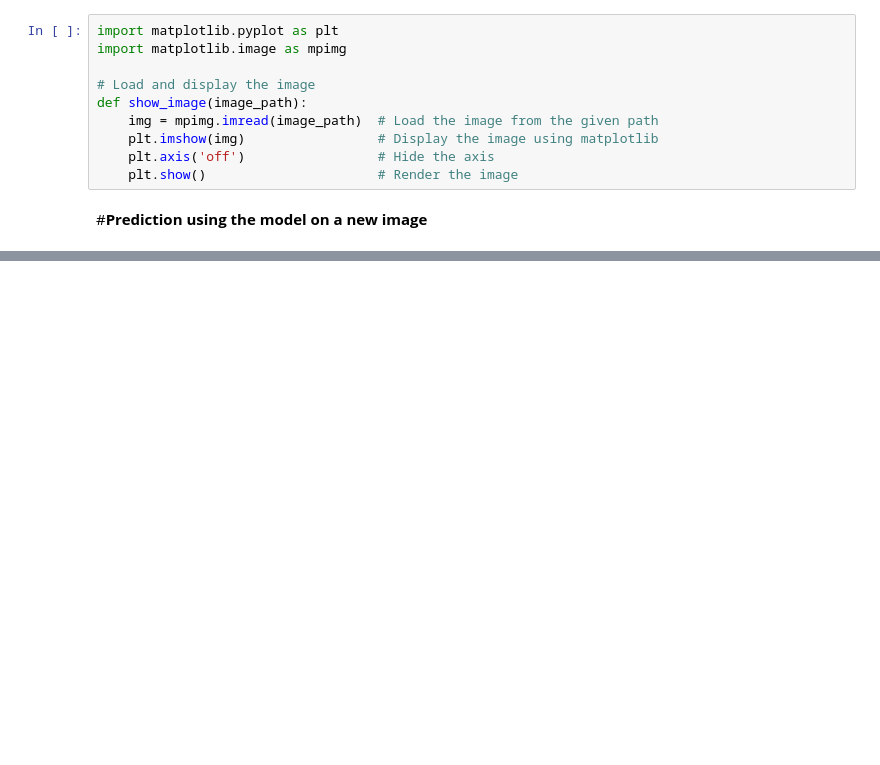
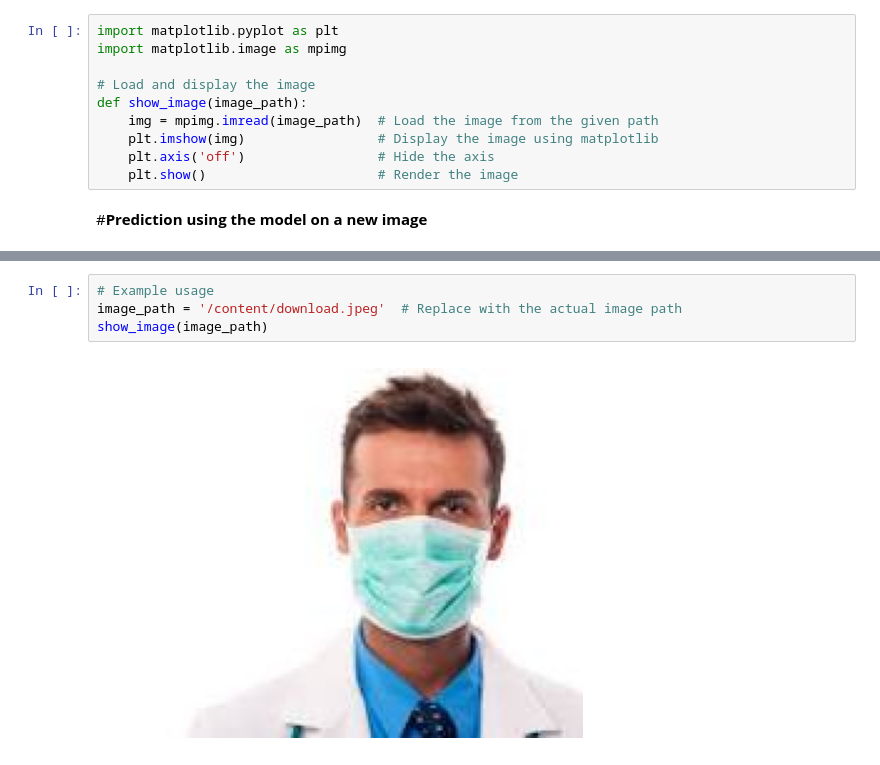
Before and after one commit to adarshkumar6341/human-masked-or-not, a Jupyter notebook: masked_or_not.ipynb, the cells around one changed output, grey strips where cells are left out. Saved outputs shown, nothing was run; the diff lists cells and outputs as text; blank space fills up the shorter version.

```diff
--- a/masked_or_not.ipynb
+++ b/masked_or_not.ipynb
@@ -206,0 +291,6 @@ def show_image(image_path):
+# %%
+# Example usage
+image_path = '/content/download.jpeg'  # Replace with the actual image path
+show_image(image_path)
+# %% [output]
+[figure, added]
```
Also changed, not shown: parts of 19 cells of this notebook.
